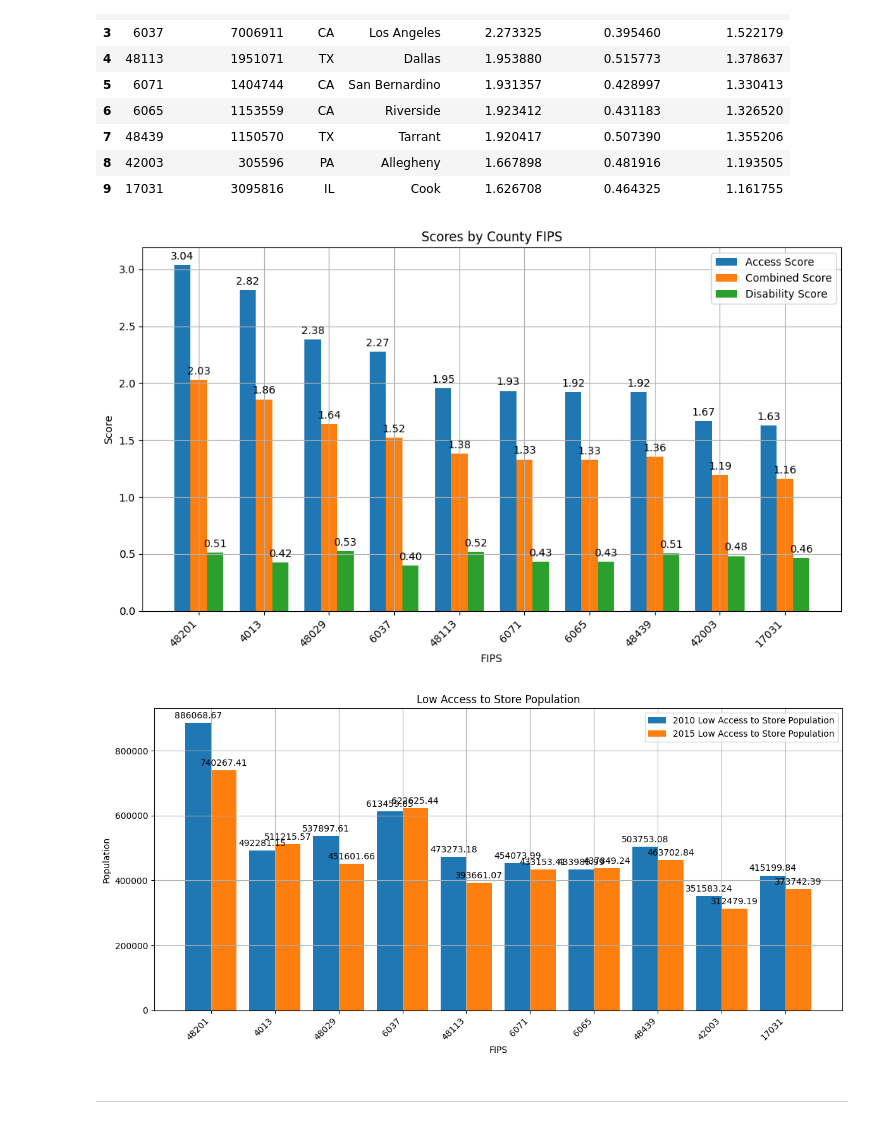
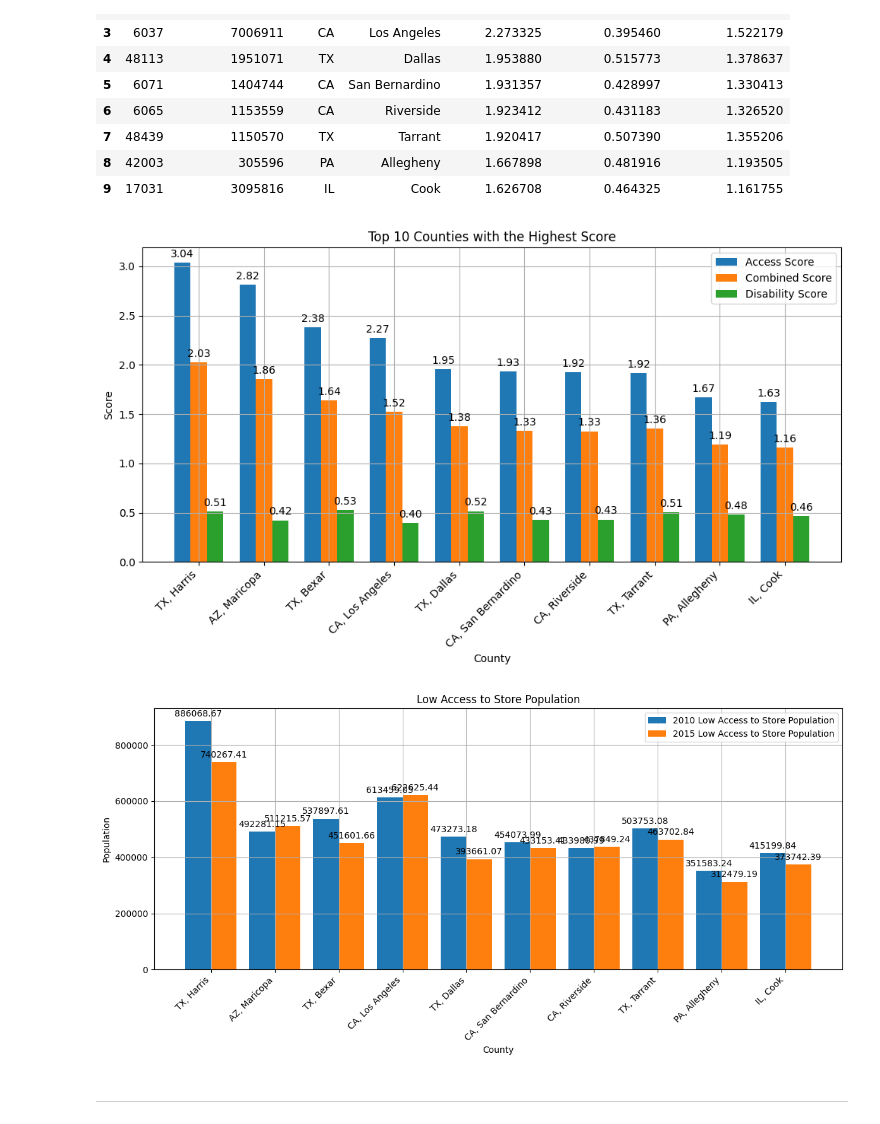
Before and after one commit to wylliamunlimited/food-access-analysis, a Jupyter notebook: data-analysis.ipynb, the cells around one changed output. Cells and saved outputs as stored; diff of their text form; code cells hidden in the pictures.

```diff
--- a/data-analysis.ipynb
+++ b/data-analysis.ipynb
@@ -634,7 +639,7 @@ filtered_merged_data[:10]
 | 8 | 42003 | 305596 | PA | Allegheny | 1.667898 | 0.481916 | 1.193505 |
 | 9 | 17031 | 3095816 | IL | Cook | 1.626708 | 0.464325 | 1.161755 |
 # %%
-labels = filtered_merged_data["FIPS"][:10]
+labels = (filtered_merged_data["State"] + ", " + filtered_merged_data["County"])[:10]
 access_scores = filtered_merged_data["access_score"][:10]
 disability_scores = filtered_merged_data["disability_score"][:10]
 combined_scores = filtered_merged_data["combined_score"][:10]
@@ -648,9 +653,9 @@ bars3 = ax.bar(x, combined_scores, width, label='Combined Score')
 bars2 = ax.bar(x + width, disability_scores, width, label='Disability Score')
 
 ax.set_ylabel('Score')
-ax.set_title('Scores by County FIPS')
+ax.set_title('Top 10 Counties with the Highest Score')
 ax.set_xticks(x)
-ax.set_xlabel("FIPS")
+ax.set_xlabel("County")
 ax.set_xticklabels(labels, rotation=45, ha='right')
 ax.legend()
 
@@ -662,42 +667,42 @@ ax.grid(True)
 plt.tight_layout()
 plt.show()
 # %% [output]
-[figure, old version]
+[figure, new version]
 # %%
 ## Plot population of those counties
 
 access["FIPS"] = access["FIPS"].astype(str)
 target_counties = [str(fips) for fips in target_counties]
 pop_data = access[access["FIPS"].isin(target_counties)].copy()
 pop_data = pop_data.set_index("FIPS").loc[target_counties].reset_index()
 
 fips = pop_data["FIPS"]
 pop_15 = pop_data["LACCESS_POP15"]
 pop_10 = pop_data["LACCESS_POP10"]
 
 x = np.arange(len(target_counties))
 width = 0.4
 
 fig, ax = plt.subplots(figsize=(12, 6))
 bars1 = ax.bar(x - width/2, pop_10, width, label='2010 Low Access to Store Population')
 bars2 = ax.bar(x + width/2, pop_15, width, label='2015 Low Access to Store Population')
 
 ax.set_ylabel('Population')
 ax.set_title('Low Access to Store Population')
 ax.set_xticks(x)
-ax.set_xlabel("FIPS")
-ax.set_xticklabels(fips, rotation=45, ha='right')
+ax.set_xlabel("County")
+ax.set_xticklabels(labels, rotation=45, ha='right')
 ax.legend()
 
 for bars in [bars1, bars2]:
     ax.bar_label(bars, fmt='%.2f', padding=3)
 
 ax.grid(True)
 
 plt.tight_layout()
 plt.show()
 # %% [output]
-[figure, old version]
+[figure, new version]
 # %% [markdown]
 ---
 # %% [markdown]
```
Also changed, not shown: parts of 17 cells of this notebook, 10 other files.
